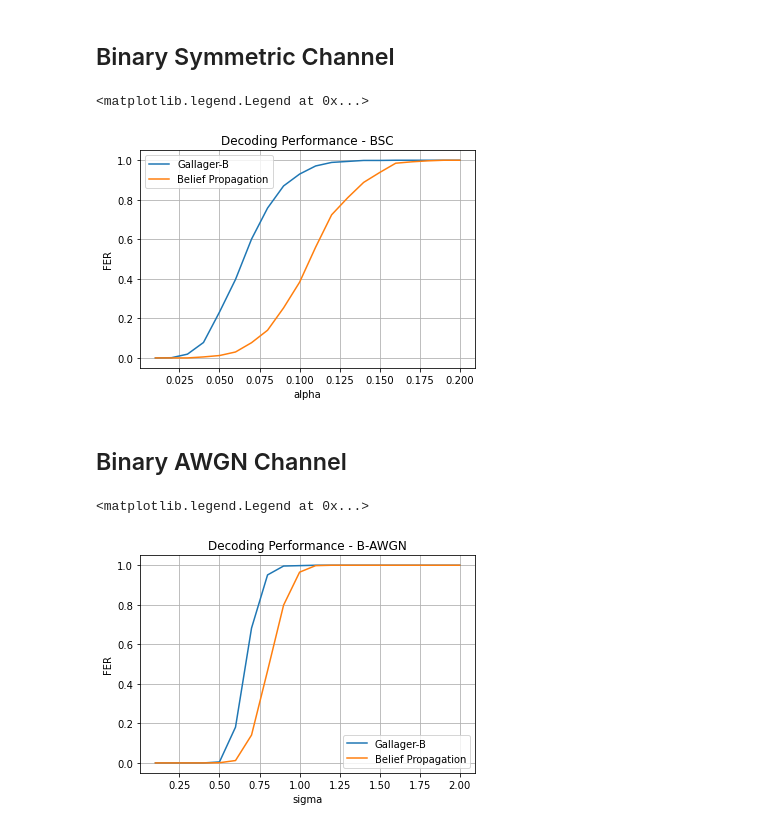
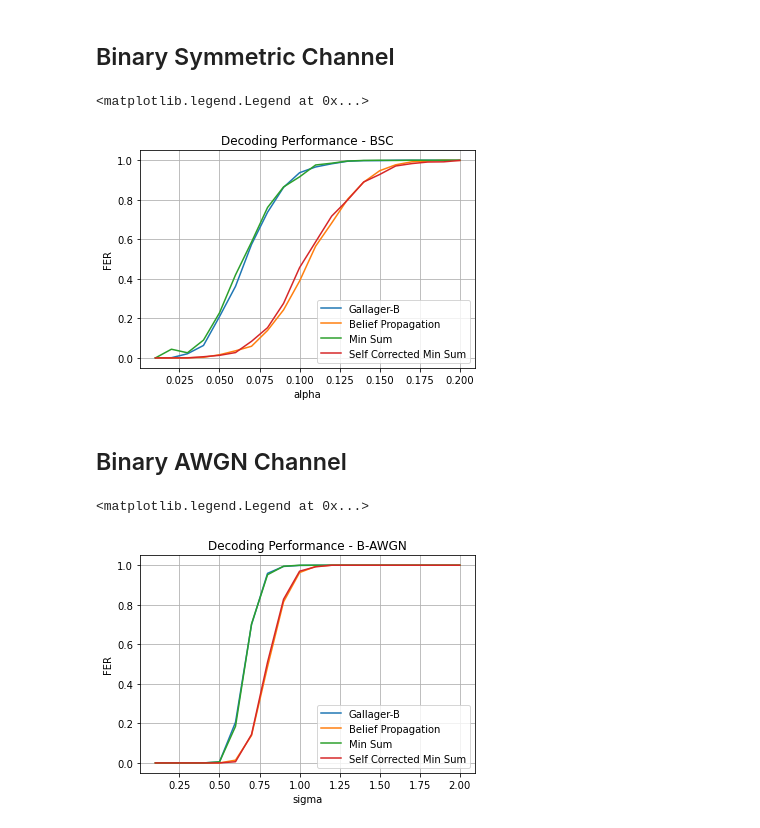
Before and after one commit to Arkonaire/LDPC-Code-Analysis, a Jupyter notebook: Monte Carlo Analysis.ipynb, the cells around one changed output. Cells and saved outputs as stored; diff of their text form; code cells hidden in the pictures.

Commit message:
Added Self Correcting Min Sum Decoding

```diff
--- a/Monte Carlo Analysis.ipynb
+++ b/Monte Carlo Analysis.ipynb
@@ -18,24 +18,30 @@ encoder = BasicEncoder(G)
 ## Binary Symmetric Channel
 # %%
 alpha = np.linspace(0.01, 0.2, 20)
-frame_error_rate = np.zeros((2, len(alpha)))
+frame_error_rate = np.zeros((4, len(alpha)))
 for i, a in enumerate(alpha):
     channel = BinarySymmetricChannel(alpha=a)
     simulator = MonteCarloSimulator(encoder, Gallager(G, variant='B'), channel)
     frame_error_rate[0, i] = simulator.run(numtrials=int(1e3))
     simulator = MonteCarloSimulator(encoder, BeliefPropagation(G, channel), channel)
     frame_error_rate[1, i] = simulator.run(numtrials=int(1e3))
+    simulator = MonteCarloSimulator(encoder, MinSum(G), channel)
+    frame_error_rate[2, i] = simulator.run(numtrials=int(1e3))
+    simulator = MonteCarloSimulator(encoder, MinSum(G, self_correcting=True), channel)
+    frame_error_rate[3, i] = simulator.run(numtrials=int(1e3))
 # %%
 plt.plot(alpha, frame_error_rate[0, :], linewidth=1.5, label='Gallager-B')
 plt.plot(alpha, frame_error_rate[1, :], linewidth=1.5, label='Belief Propagation')
+plt.plot(alpha, frame_error_rate[2, :], linewidth=1.5, label='Min Sum')
+plt.plot(alpha, frame_error_rate[3, :], linewidth=1.5, label='Self Corrected Min Sum')
 plt.title('Decoding Performance - BSC')
 plt.xlabel('alpha')
 plt.ylabel('FER')
 plt.grid(True)
 plt.legend()
 # %% [output]
 <matplotlib.legend.Legend at 0x...>
-[figure, old version]
+[figure, new version]
 # %% [markdown]
 ## Binary AWGN Channel
 # %%
@@ -50,6 +60,8 @@ for i, a in enumerate(sigma):
 # %%
 plt.plot(sigma, frame_error_rate[0, :], linewidth=1.5, label='Gallager-B')
 plt.plot(sigma, frame_error_rate[1, :], linewidth=1.5, label='Belief Propagation')
+plt.plot(sigma, frame_error_rate[2, :], linewidth=1.5, label='Min Sum')
+plt.plot(sigma, frame_error_rate[3, :], linewidth=1.5, label='Self Corrected Min Sum')
 plt.title('Decoding Performance - B-AWGN')
 plt.xlabel('sigma')
 plt.ylabel('FER')
@@ -57,4 +69,4 @@ plt.grid(True)
 plt.legend()
 # %% [output]
 <matplotlib.legend.Legend at 0x...>
-[figure, old version]
+[figure, new version]
```
Also changed, not shown: parts of 2 cells of this notebook, 1 other file.
